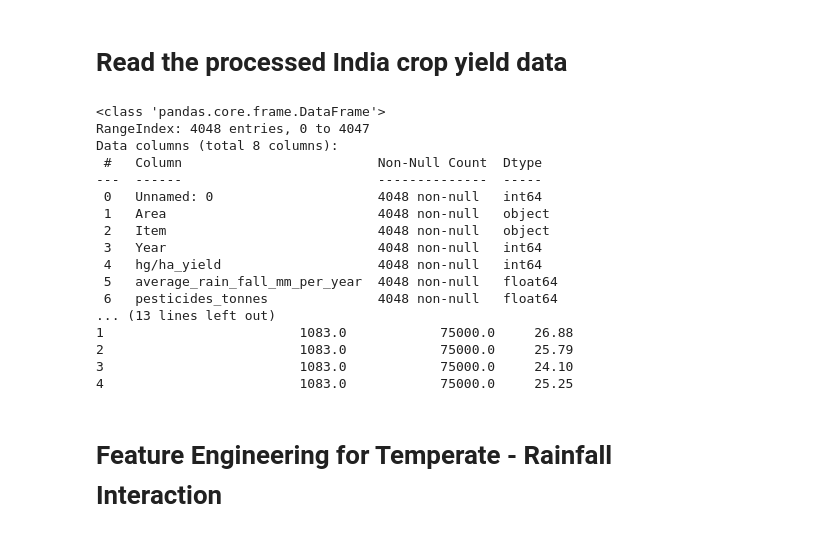
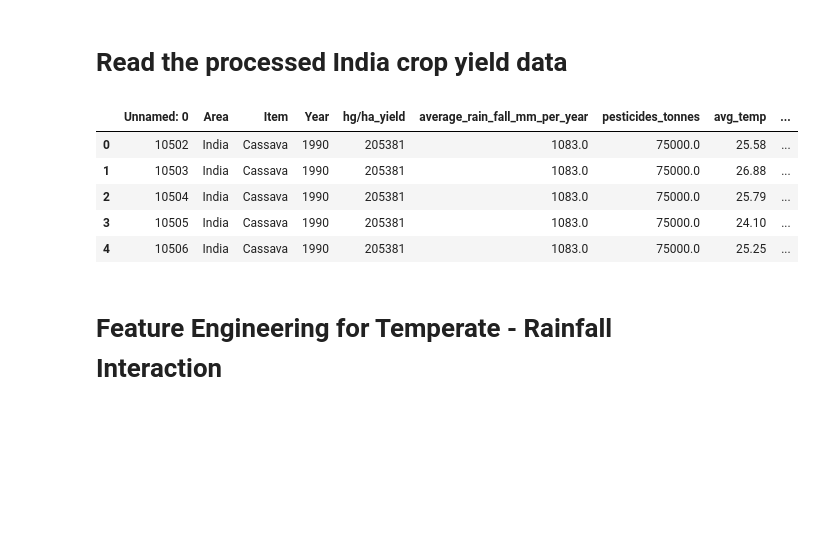
Before and after one commit to dhyan2815/Crop-Yield-Prediction, a Jupyter notebook: notebook/feature_engineering.ipynb, the cells around one changed output. Cells and saved outputs as stored; diff of their text form; code cells hidden in the pictures; blank space fills up the shorter version.

```diff
--- a/notebook/feature_engineering.ipynb
+++ b/notebook/feature_engineering.ipynb
@@ -6,30 +6,17 @@ import numpy as np
 # %% [markdown]
 # Read the processed India crop yield data
 # %%
-
-data = pd.read_csv('/content/Processed_India_Crop_Yield_Data.csv')
+data = pd.read_csv('../data/processed/Processed_India_Crop_Yield_Data.csv')
 
 # Display basic info
-print(data.info())
-print(data.head())
+data.head()
 # %% [output]
-<class 'pandas.core.frame.DataFrame'>
-RangeIndex: 4048 entries, 0 to 4047
-Data columns (total 8 columns):
- #   Column                         Non-Null Count  Dtype
----  ------                         --------------  -----
- 0   Unnamed: 0                     4048 non-null   int64
- 1   Area                           4048 non-null   object
- 2   Item                           4048 non-null   object
- 3   Year                           4048 non-null   int64
- 4   hg/ha_yield                    4048 non-null   int64
- 5   average_rain_fall_mm_per_year  4048 non-null   float64
- 6   pesticides_tonnes              4048 non-null   float64
-... (13 lines left out)
-1                         1083.0            75000.0     26.88
-2                         1083.0            75000.0     25.79
-3                         1083.0            75000.0     24.10
-4                         1083.0            75000.0     25.25
+|  | Unnamed: 0 | Area | Item | Year | hg/ha_yield | average_rain_fall_mm_per_year | pesticides_tonnes | avg_temp | ... |
+| 0 | 10502 | India | Cassava | 1990 | 205381 | 1083.0 | 75000.0 | 25.58 | ... |
+| 1 | 10503 | India | Cassava | 1990 | 205381 | 1083.0 | 75000.0 | 26.88 | ... |
+| 2 | 10504 | India | Cassava | 1990 | 205381 | 1083.0 | 75000.0 | 25.79 | ... |
+| 3 | 10505 | India | Cassava | 1990 | 205381 | 1083.0 | 75000.0 | 24.10 | ... |
+| 4 | 10506 | India | Cassava | 1990 | 205381 | 1083.0 | 75000.0 | 25.25 | ... |
 # %% [markdown]
 # Feature Engineering for Temperate - Rainfall Interaction
 # %%
```
Also changed, not shown: parts of 4 cells of this notebook, 6 other files.
